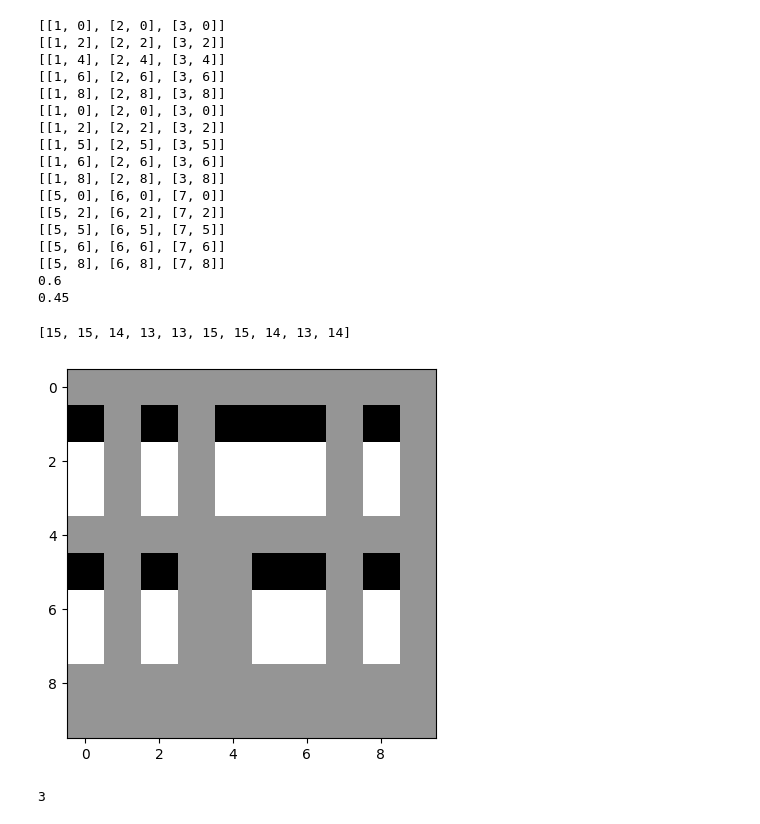
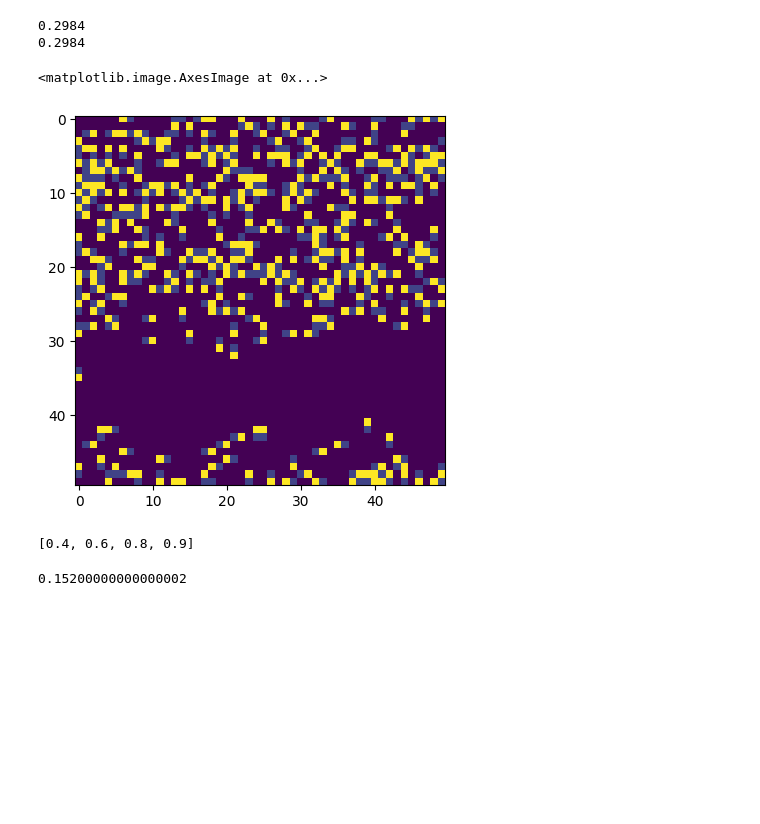
Before and after one commit to Isi2000/FCW, a Jupyter notebook: simulation.ipynb, the cells around one changed output. Saved outputs shown, nothing was run; the diff lists cells and outputs as text; code cells hidden in the pictures; blank space fills up the shorter version.

Commit message:
simulations working

```diff
--- a/simulation.ipynb
+++ b/simulation.ipynb
@@ -6,13 +6,11 @@ import random
 import os
 import json
 # %%
-import numpy as np
-import random
-import matplotlib.pyplot as plt
-from tqdm import tqdm
+
 
 class Simulation:
     def __init__(self,  b_size=100, density=0.5, chain_len=5):
+
         self.b_size = b_size
         self.board = np.zeros((b_size, b_size))
         self.chain_len = chain_len
@@ -22,7 +20,6 @@ class Simulation:
         self.mobility = []
 
         idx = 0
-
         while idx < self.n_chains:
             row = len(self.positions)//self.b_size
             for i in range(1,self.b_size, 2):
@@ -33,13 +30,16 @@ class Simulation:
                     idx += 1
                 if idx >= self.n_chains:
                     break
+        unique_positions = []
+        for position in self.positions:
+            if position not in unique_positions:
+                unique_positions.append(position)
 
+        self.labeled_chains = {key: position for key, position in enumerate(unique_positions, 1)}
 
-        self.labeled_chains = {key: position for key, position in enumerate(self.positions, 1)}
         self.update_board()
+        self.density = 1 - len(np.where(self.board == 0)[0]) / self.b_size**2
         self.density_1 = len(self.labeled_chains) * (self.chain_len-1) / (self.b_size)**2
-        for _, values in self.labeled_chains.items():
-            print(values)
 
 
 
@@ -49,9 +49,9 @@ class Simulation:
             for index, (x, y) in enumerate(positions):
                 if index == 0:
                     # Initialize to a different value if it's the first one in the chain
-                    self.board[x, y] = 10
+                    self.board[x, y] = 5 + index
                 else:
-                    self.board[x, y] = -10
+                    self.board[x, y] = index
 
     def free_spot_finder(self, coordinate):
         free_spots = []
@@ -69,73 +69,63 @@ class Simulation:
             x,y = positions[0]
             if len(self.free_spot_finder([x,y])) > 0:
                 count += 1
-        return count
+        return count/len(self.labeled_chains)
 
     def step(self):
       for key, positions in self.labeled_chains.items():
         free_spots = self.free_spot_finder(positions[0])
         if free_spots:
           mov = random.choice(free_spots)
           self.board[positions[-1]] = 0
           positions[1:] = positions[0:-1]
           positions[0] = mov
         self.update_board()
       self.mobility.append(self.mobility_measurer())
 
-    def evolution(self, num_of_iterations, show_progress_bar=True):
+    def evolution(self, num_of_iterations, show_progress_bar=False):
         if show_progress_bar:
             progress_bar = tqdm(range(num_of_iterations))
         else:
             progress_bar = range(num_of_iterations)
 
         for i in progress_bar:
             self.step()
-            #if i%(num_of_iterations-1) == 0:
+            #if i%2 == 0:
             #  plt.imshow(self.board)
             #  plt.show()
+            #  print(s.mobility[-1])
 
 
-s = Simulation(b_size=10, density= 0.6, chain_len=4)
+s = Simulation(b_size=50, density= 0.6, chain_len=3)
 print(s.density)
 print(s.density_1)
-plt.imshow(s.board, cmap='Greys')  # You can choose any colormap here
 s.evolution(10)
-print(s.mobility)
+plt.imshow(s.board)
 # %% [output]
-[[1, 0], [2, 0], [3, 0]]
-[[1, 2], [2, 2], [3, 2]]
-[[1, 4], [2, 4], [3, 4]]
-[[1, 6], [2, 6], [3, 6]]
-[[1, 8], [2, 8], [3, 8]]
-[[1, 0], [2, 0], [3, 0]]
-[[1, 2], [2, 2], [3, 2]]
-[[1, 5], [2, 5], [3, 5]]
-[[1, 6], [2, 6], [3, 6]]
-[[1, 8], [2, 8], [3, 8]]
-[[5, 0], [6, 0], [7, 0]]
-[[5, 2], [6, 2], [7, 2]]
-[[5, 5], [6, 5], [7, 5]]
-[[5, 6], [6, 6], [7, 6]]
-[[5, 8], [6, 8], [7, 8]]
-0.6
-0.45
+0.2984
+0.2984
-[15, 15, 14, 13, 13, 15, 15, 14, 13, 14]
+<matplotlib.image.AxesImage at 0x...>
-[figure, old version]
+[figure, new version]
 # %%
-#simulations
+# Import necessary libraries
+from tqdm import tqdm
+
+# Define parameters
 board_size = 50
 num_iteration = 100
-density_vals = [k*0.05 for k in range(1, 10)]
-chain_l_vals = [5+l for l in range(4)]
+density_vals = [0.4, 0.6, 0.8, 0.9]  # Modified density values
+print(density_vals)
+chain_l_vals = [2,3]  # Modified chain lengths
 results = {}
 
+# Iterate over chain lengths and density values
 for chain_len in chain_l_vals:
     results[chain_len] = {}  # Initialize dictionary for current chain length
-    for density in tqdm(density_vals, desc=f"iterating over densities for chain_len {chain_len}"):
-        s = Simulation(b_size = board_size, density=density, chain_len=chain_len)
+    for density in tqdm(density_vals, desc=f"Iterating over densities for chain_len {chain_len -1}"):
+        s = Simulation(b_size=board_size, density=density, chain_len=chain_len)
+        print(s.density)
         s.evolution(num_iteration)
-        results[chain_len][density] = s.mobility
+        results[chain_len][s.density] = s.mobility[-1]
+# %% [output]
+[0.4, 0.6, 0.8, 0.9]
+0.15200000000000002
-# %%
-print(len([1,2,3]))
-# %% [output]
-3
```
Also changed, not shown: parts of 6 cells of this notebook.
